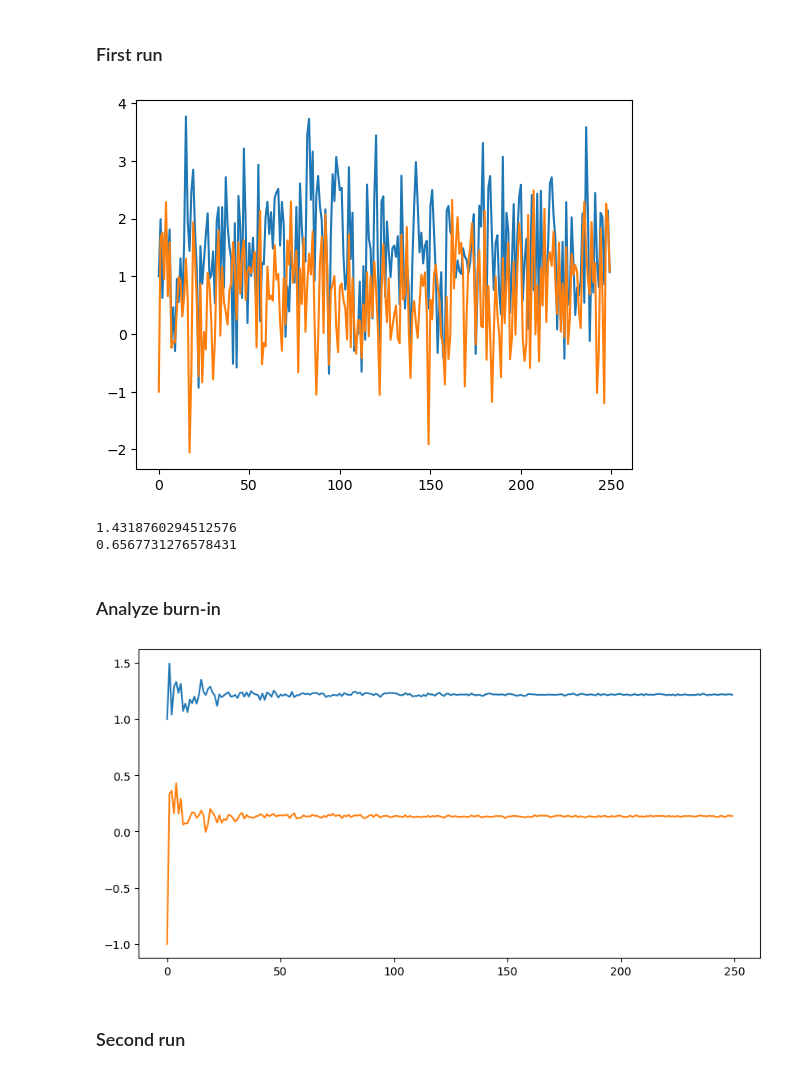
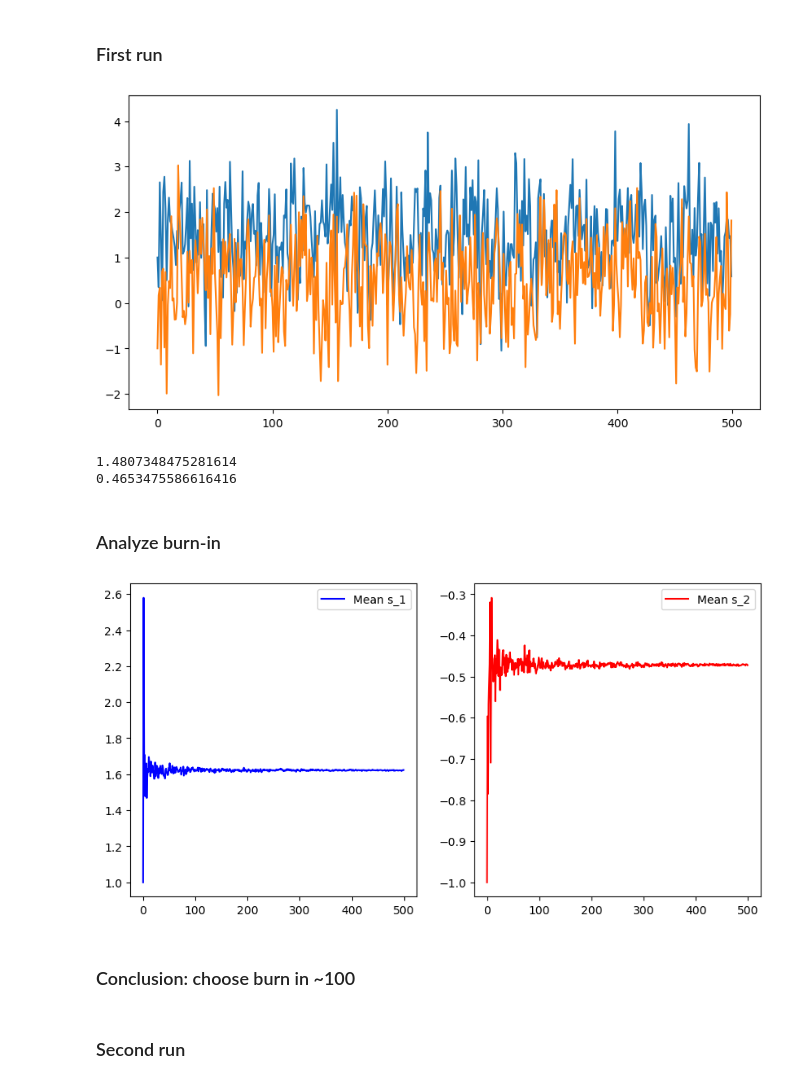
Before and after one commit to emiresenov/APML, a Jupyter notebook: Project.ipynb, the cells around one changed output. Cells and saved outputs as stored; diff of their text form; code cells hidden in the pictures.

```diff
--- a/Project.ipynb
+++ b/Project.ipynb
@@ -60,36 +62,45 @@ y = 1
 # %% [markdown]
 ### First run
 # %%
-n_samples = 250
+n_samples = 500
 s_init = [1,-1]
 burn = 0
 s1, s2 = gibbs(y, mu_a, A, b, sigma_a, sigma_ba, n_samples, burn, s_init)
 plt.plot(s1)
 plt.plot(s2)
-plt.rcParams['figure.figsize'] = [10, 5]
 plt.show()
 
 print(np.mean(s1))
 print(np.mean(s2))
 # %% [output]
-[figure, old version]
+[figure, new version]
-1.4318760294512576
-0.6567731276578431
+1.4807348475281614
+0.4653475586616416
 # %% [markdown]
 ### Analyze burn-in
 # %%
+s1, s2 = gibbs(y, mu_a, A, b, sigma_a, sigma_ba, n_samples, burn, s_init)
+
 def getMeans(samples):
     for i in range(0, len(samples)):
         samples[i] = np.sum(samples[:i+1])/(i+1)
     return samples
 
-s1_means = getMeans(s1)
-s2_means = getMeans(s2)
-plt.plot(s1_means)
-plt.plot(s2_means)
+means_s1 = getMeans(s1)
+means_s2 = getMeans(s2)
+
+plt.figure(1)
+plt.subplot(1, 2, 1)
+plt.plot(means_s1,label="Mean s_1", color='blue')
+plt.legend()
+plt.subplot(1, 2, 2)
+plt.plot(means_s2,label="Mean s_2", color='red')
+plt.legend()
 plt.show()
 # %% [output]
-[figure, old version]
+[figure, new version]
+# %% [markdown]
+### Conclusion: choose burn in ~100
 # %% [markdown]
 ### Second run
 # %%
```
Also changed, not shown: parts of 3 cells of this notebook.
